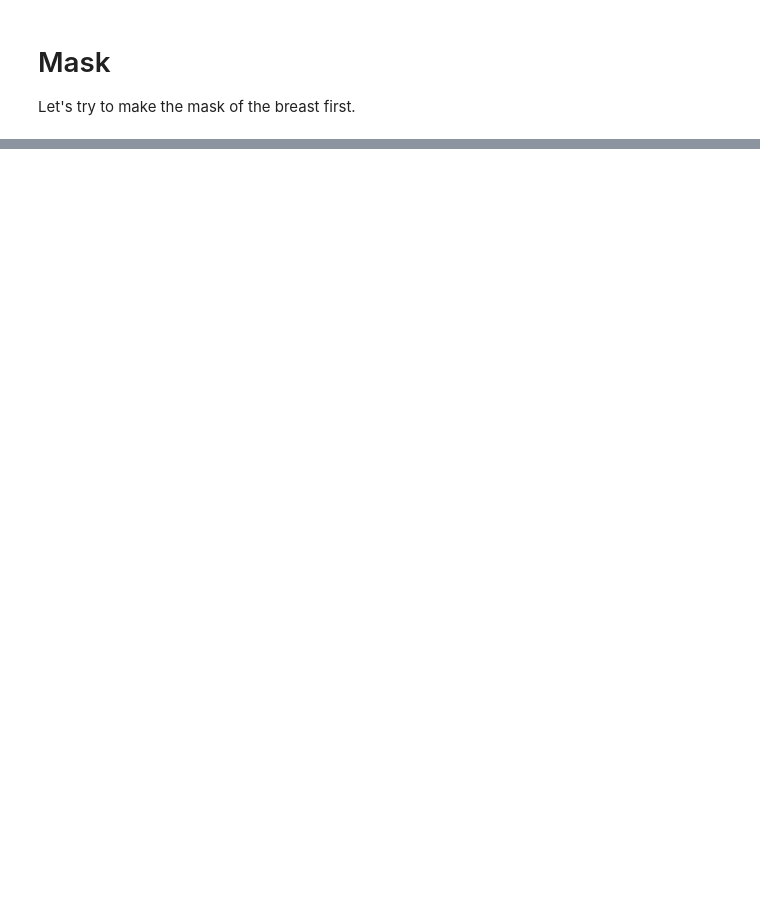
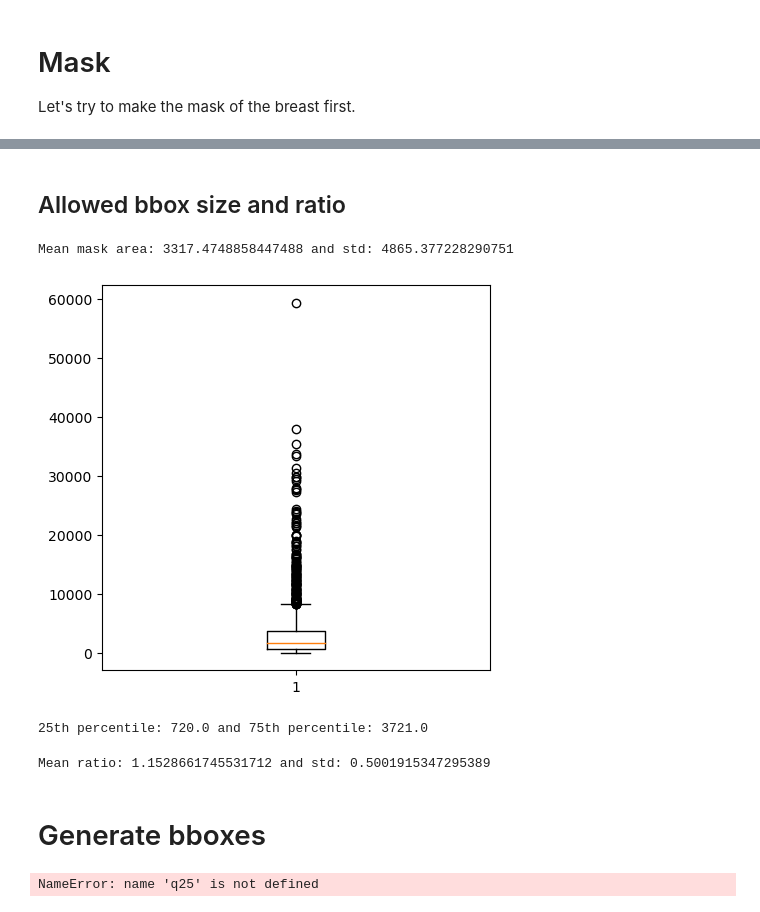
Before and after one commit to Likalto4/diffusion-models_master, a Jupyter notebook: generation/inpainting/brainstorming.ipynb, the cells around one changed output, grey strips where cells are left out. Saved outputs shown, nothing was run; the diff lists cells and outputs as text; code cells hidden in the pictures; blank space fills up the shorter version.

```diff
--- a/generation/inpainting/brainstorming.ipynb
+++ b/generation/inpainting/brainstorming.ipynb
@@ -45,0 +89,64 @@ images_directory = repo_path
+# %% [markdown]
+## Allowed bbox size and ratio
+# %%
+# get directory with all masks
+masks_directory = repo_path / 'data/vindr-mammo/masks/siemens15k_RGB_wlesions'
+# get filenames of png files
+filenames = [f for f in os.listdir(masks_directory) if f.endswith('.png')]
+mask_areas = np.zeros(len(filenames))
+for filename in filenames:
+    # read imae
+    mask = cv.imread(str(masks_directory / filename)) [:,:,0] # one channel
+    # compute mask area
+    mask_areas[filenames.index(filename)] = np.sum(mask==255)
+
+# the mean and std of the mask areas
+print(f'Mean mask area: {np.mean(mask_areas)} and std: {np.std(mask_areas)}')
+# box plot of mask areas
+plt.figure(figsize=(5,5))
+plt.boxplot(mask_areas)
+plt.show()
+# get 25th and 75th percentiles
+q25, q75 = np.percentile(mask_areas, 25), np.percentile(mask_areas, 75)
+print(f'25th percentile: {q25} and 75th percentile: {q75}')
+# %% [output]
+Mean mask area: 3317.4748858447488 and std: 4865.377228290751
+[figure, added]
+25th percentile: 720.0 and 75th percentile: 3721.0
+# %%
+# read annotation file
+annotations = pd.read_csv(repo_path / 'data/vindr-mammo/metadata/finding_annotations.csv')
+xmin = annotations['xmin']
+ymin = annotations['ymin']
+xmax = annotations['xmax']
+ymax = annotations['ymax']
+# get height and width of the bboxes
+height = ymax - ymin
+width = xmax - xmin
+# remove NaNs
+height = height[~np.isnan(height)]
+width = width[~np.isnan(width)]
+# compute ratios
+ratios = height/width
+# the mean and std of the ratios
+mean_rt, stdrt = np.mean(ratios), np.std(ratios)
+print(f'Mean ratio: {mean_rt} and std: {stdrt}')
+# %% [output]
+Mean ratio: 1.1528661745531712 and std: 0.5001915347295389
+# %% [markdown]
+# Generate bboxes
+# %%
+# get all healthy images filenames
+images_directory = repo_path / 'data/vindr-mammo/images/siemens15k_RGB_healthy'
+filenames = [f for f in os.listdir(images_directory) if f.endswith('.png')]
+
+# Allowed bbox area and ratio
+area_range = (int(q25), int(q75))
+ratio_range = (mean_rt-stdrt, mean_rt+stdrt)
+
+# example image
+filename = filenames[0]
+image = cv.imread(str(images_directory / filename))[:,:,0] # one channel
+bbox, image_box, mask = get_normal_BBox(image) # get bounding box
+# %% [output]
+NameError: name 'q25' is not defined
```
Also changed, not shown: parts of 12 cells of this notebook, 2 other files.
